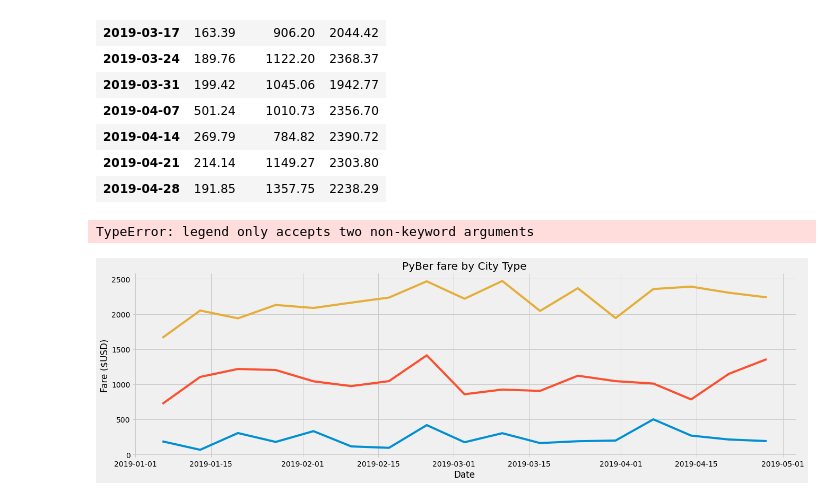
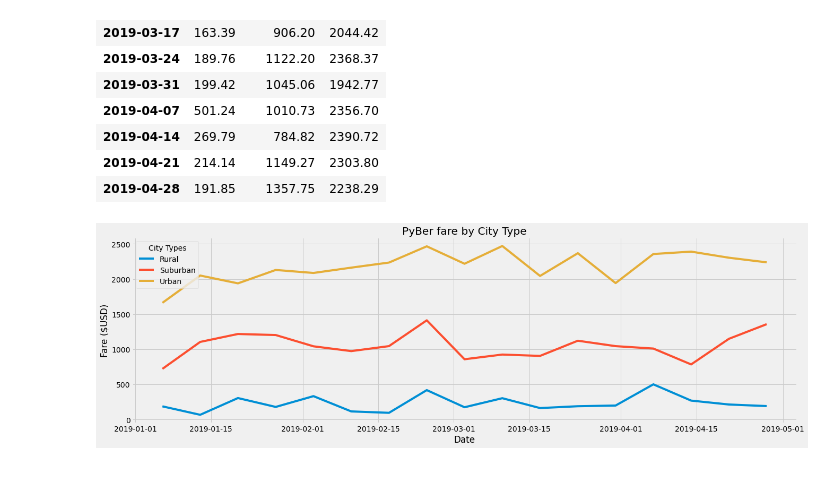
Before and after one commit to swlim314/PyBer_Analysis_Week_5, a Jupyter notebook: PyBer_Challenge.ipynb, the cells around one changed output. Saved outputs shown, nothing was run; the diff lists cells and outputs as text; code cells hidden in the pictures.

Commit message:
added image

```diff
--- a/PyBer_Challenge.ipynb
+++ b/PyBer_Challenge.ipynb
@@ -259,18 +259,17 @@ pyber_new_pivot
 # %%
 # 8. Using the object-oriented interface method, plot the resample DataFrame using the df.plot() function.
 
 # Import the style from Matplotlib.
 from matplotlib import style
 # Use the graph style fivethirtyeight.
 style.use('fivethirtyeight')
 plt.subplots(figsize=(20,6))
 plt.plot(pyber_new_pivot)
 plt.title("PyBer fare by City Type")
 plt.xlabel("Date")
 plt.ylabel("Fare ($USD)")
 plt.grid(True)
-plt.legend(["Rural", "Suburban", "Urban"], title)
+plt.legend(["Rural", "Suburban", "Urban"], title="City Types")
 plt.savefig("analysis/PyBer_fare_summary.png")
 # %% [output]
-TypeError: legend only accepts two non-keyword arguments
-[figure, old version]
+[figure, new version]
```
Also changed, not shown: 1 other file.
